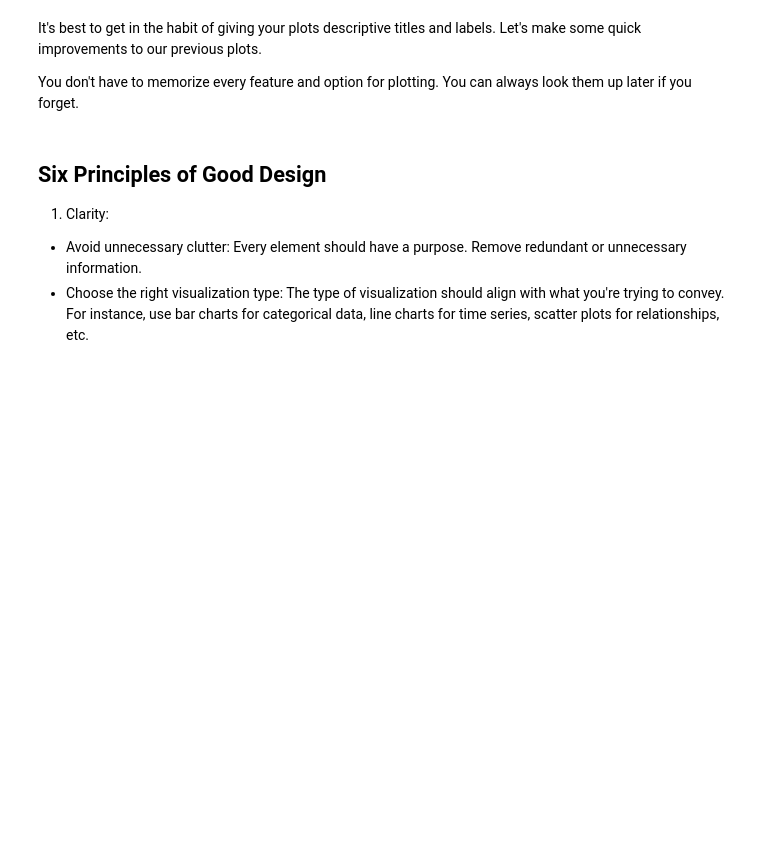
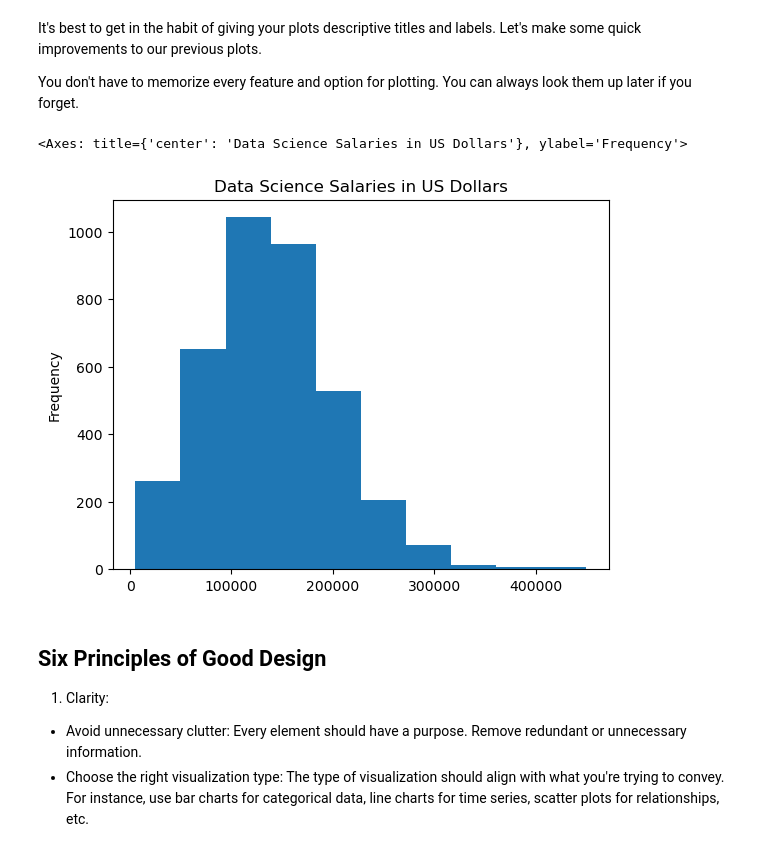
Before and after one commit to davincent/DataVis, a Jupyter notebook: Lecture/Week 1/1.1 - Data Visualization.ipynb, the cells around one changed output. Drawn from its saved outputs; the diff is of its cells as text; code cells hidden in the pictures; blank space fills up the shorter version.

```diff
--- a/Lecture/Week 1/1.1 - Data Visualization.ipynb
+++ b/Lecture/Week 1/1.1 - Data Visualization.ipynb
@@ -206,6 +282,11 @@ There are two common visualizations for categorical features: one where we want
 It's best to get in the habit of giving your plots descriptive titles and labels.  Let's make some quick improvements to our previous plots.
 
 You don't have to memorize every feature and option for plotting.  You can always look them up later if you forget.
+# %%
+df['salary_in_usd'].plot(kind='hist', title='Data Science Salaries in US Dollars')
+# %% [output]
+<Axes: title={'center': 'Data Science Salaries in US Dollars'}, ylabel='Frequency'>
+[figure, added]
 # %% [markdown]
 ## Six Principles of Good Design
 
```
Also changed, not shown: parts of 9 cells of this notebook.
